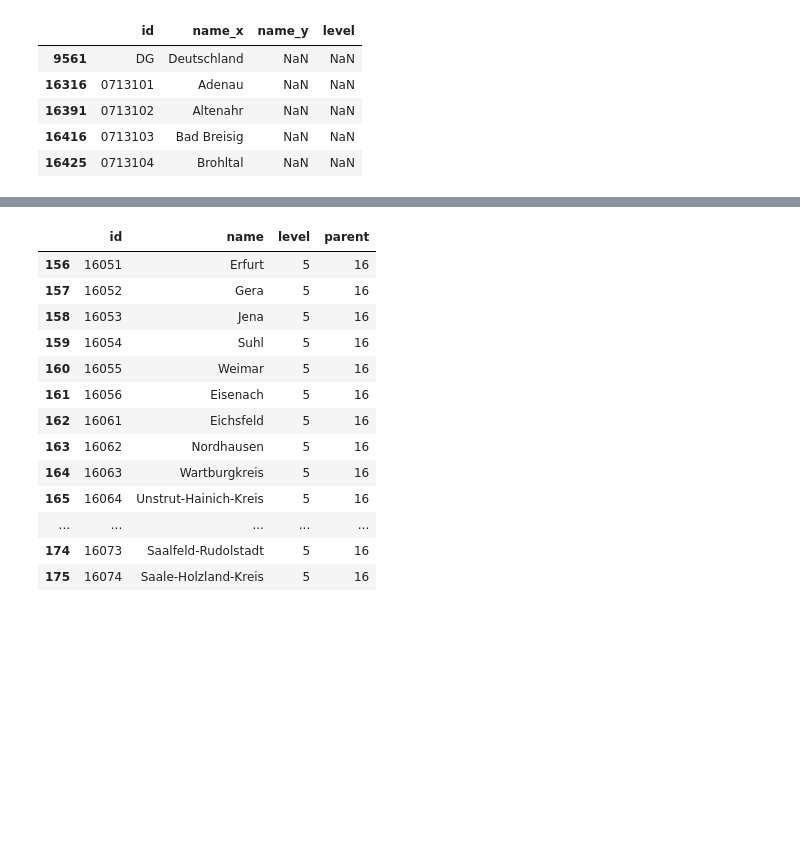
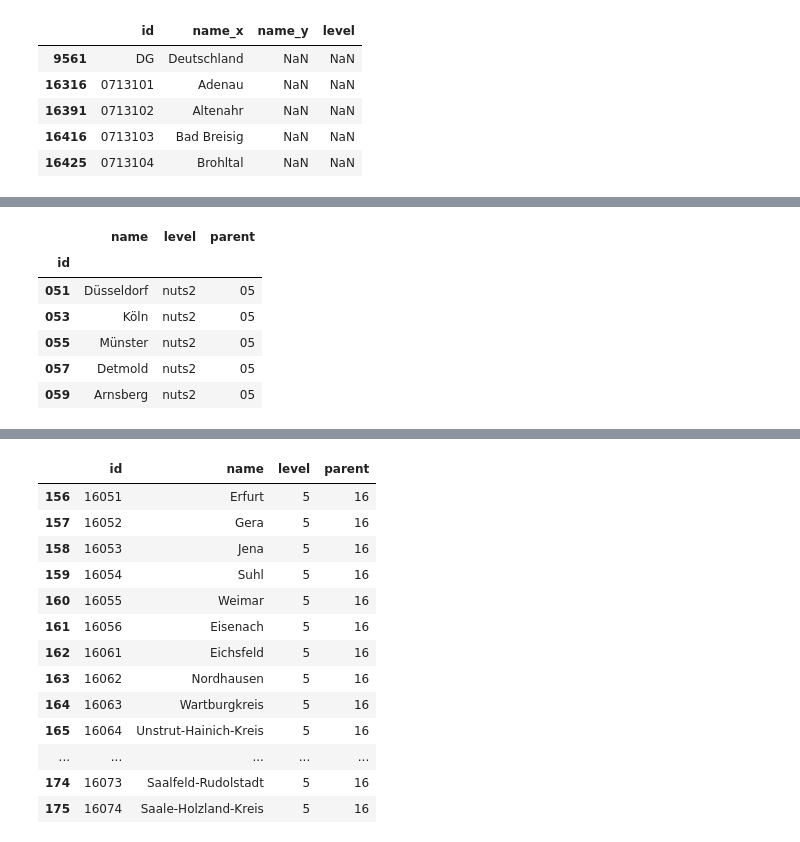
Before and after one commit to CorrelAid/datenguide-python, a Jupyter notebook: allRegionsAnalysis.ipynb, the cells around one changed output, grey strips where cells are left out. Cells and saved outputs as stored; diff of their text form; code cells hidden in the pictures; blank space fills up the shorter version.

```diff
--- a/allRegionsAnalysis.ipynb
+++ b/allRegionsAnalysis.ipynb
@@ -148,0 +194,10 @@ ar_detail[ar_detail.name.str.contains('Frankfurt')]
+# %%
+siblings('051')
+# %% [output]
+|  | name | level | parent |
+| id |  |  |  |
+| 051 | Düsseldorf | nuts2 | 05 |
+| 053 | Köln | nuts2 | 05 |
+| 055 | Münster | nuts2 | 05 |
+| 057 | Detmold | nuts2 | 05 |
+| 059 | Arnsberg | nuts2 | 05 |
```
Also changed, not shown: parts of 30 cells of this notebook, 5 other files.
